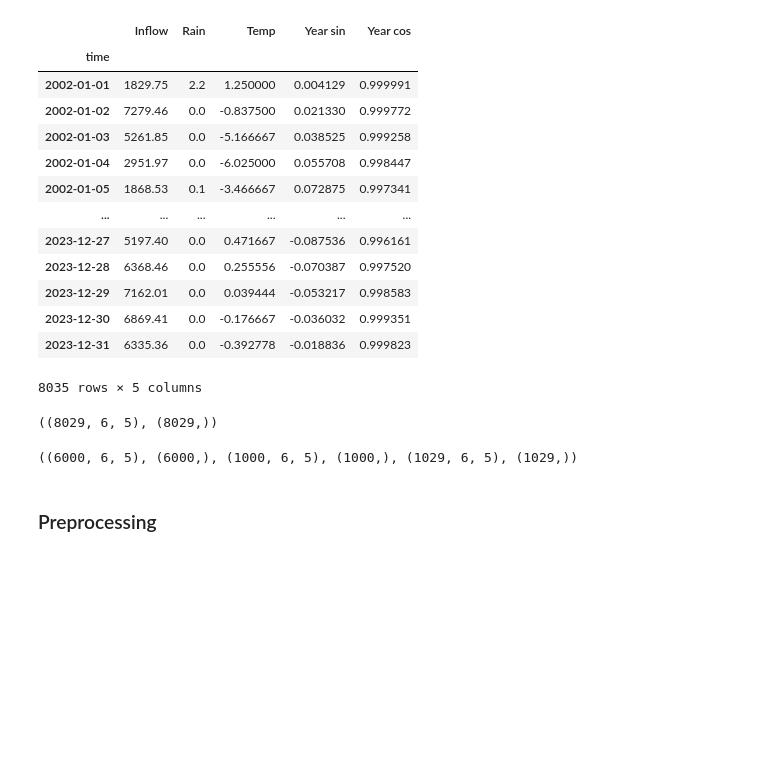
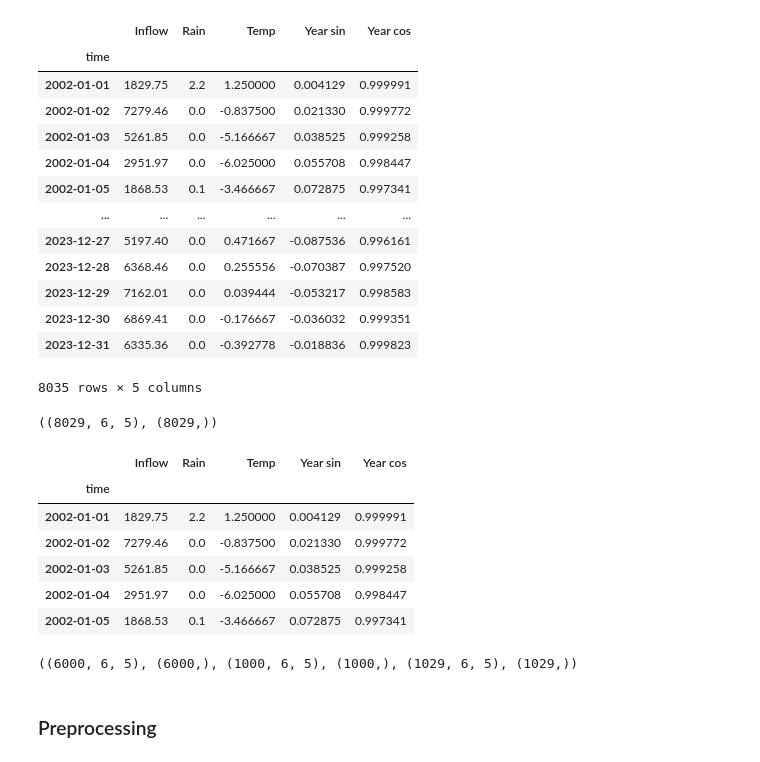
Before and after one commit to nicolaigarder/Forecasting-water-inflow, a Jupyter notebook: AI_models/Simple_AIs.ipynb, the cells around one changed output. Drawn from its saved outputs; the diff is of its cells as text; code cells hidden in the pictures; blank space fills up the shorter version.

```diff
--- a/AI_models/Simple_AIs.ipynb
+++ b/AI_models/Simple_AIs.ipynb
@@ -488,6 +517,16 @@ X2, y2 = df_to_X_y2(inflow_df)
 X2.shape, y2.shape
 # %% [output]
 ((8029, 6, 5), (8029,))
+# %%
+inflow_df.head()
+# %% [output]
+|  | Inflow | Rain | Temp | Year sin | Year cos |
+| time |  |  |  |  |  |
+| 2002-01-01 | 1829.75 | 2.2 | 1.250000 | 0.004129 | 0.999991 |
+| 2002-01-02 | 7279.46 | 0.0 | -0.837500 | 0.021330 | 0.999772 |
+| 2002-01-03 | 5261.85 | 0.0 | -5.166667 | 0.038525 | 0.999258 |
+| 2002-01-04 | 2951.97 | 0.0 | -6.025000 | 0.055708 | 0.998447 |
+| 2002-01-05 | 1868.53 | 0.1 | -3.466667 | 0.072875 | 0.997341 |
 # %%
 X2_train, y2_train = X2[:6000], y2[:6000]
 X2_val, y2_val = X2[6000:7000], y2[6000:7000]
```
Also changed, not shown: parts of 20 cells of this notebook, 30 other files.
